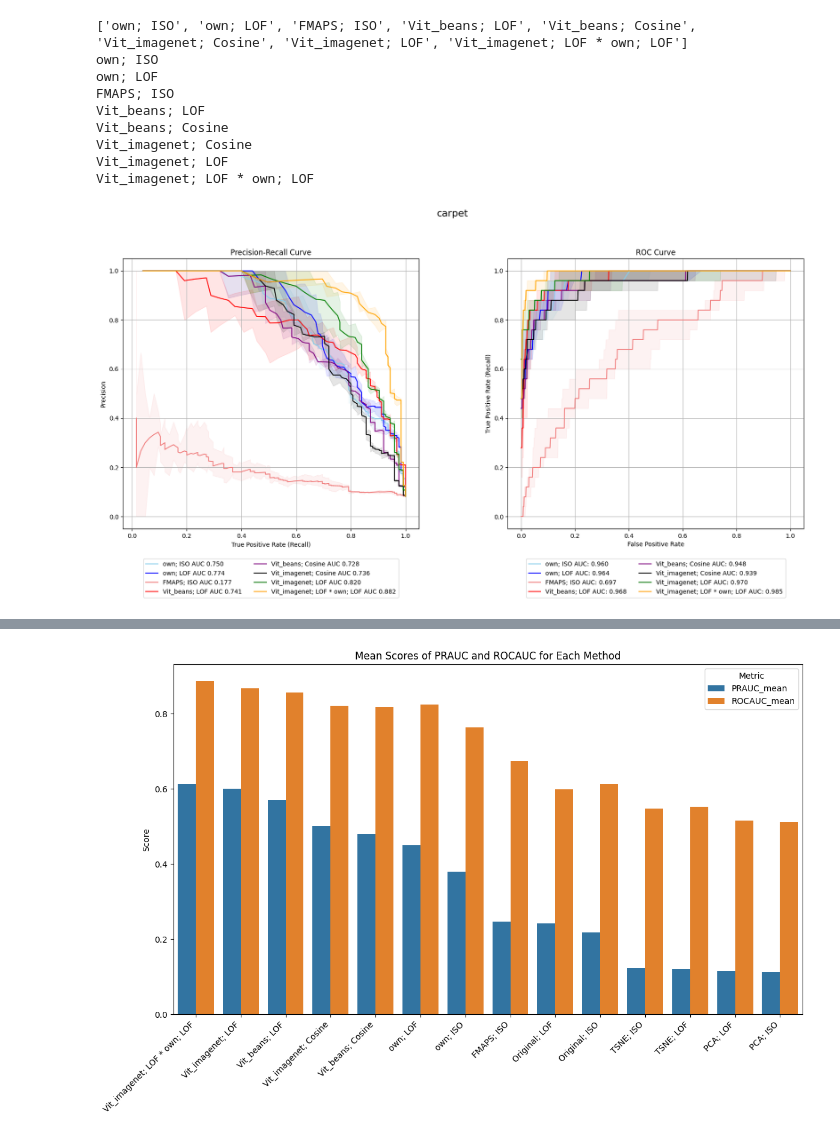
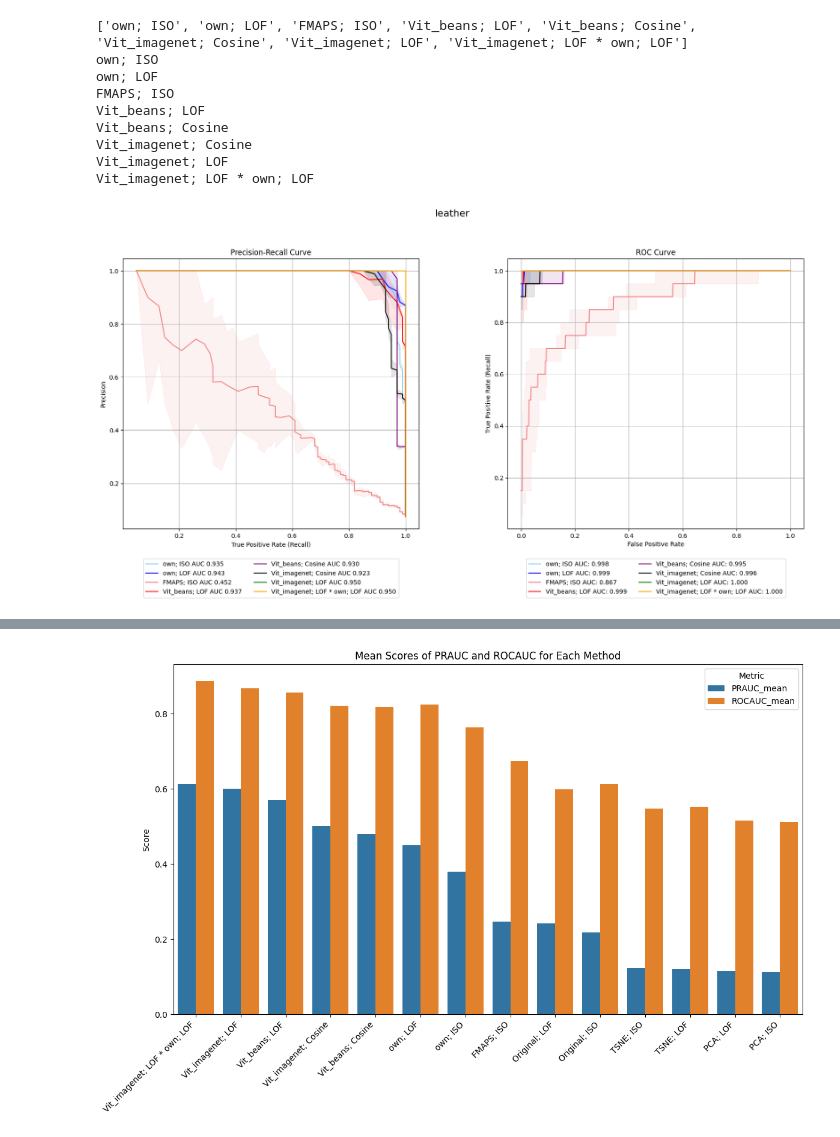
Before and after one commit to buehlpa/UTRAD, a Jupyter notebook: inspect_refinement_fwise.ipynb, the cells around one changed output, grey strips where cells are left out. Cells and saved outputs as stored; diff of their text form; code cells hidden in the pictures.

```diff
--- a/inspect_refinement_fwise.ipynb
+++ b/inspect_refinement_fwise.ipynb
@@ -497,7 +497,7 @@ def PR_ROC__stats(data_input: dict, category: str):
 
 import pickle
 
-category = 'carpet'
+category = 'leather'
 
 file_path = f'/home/bule/projects/UTRAD/results/refinement/Refinement_Comparison_{category}.pkl'
 
@@ -536,34 +536,34 @@ for i in range(len(input_['Vit_imagenet; LOF'])):
     combination_list.append(scores1*scores2)
 
 input_["Vit_imagenet; LOF * own; LOF"] = combination_list
 
 
 
 columns_to_remove = ['TSNE; ISO', 'TSNE; LOF', 'PCA; ISO', 'PCA; LOF', 'Original; ISO', 'Original; LOF']
 
 # for ke in input_.keys():
 #     print(ke, len(input_[ke]))
 #     for elemt in  input_[ke]:
 #         print(len(elemt))
 
 
 for key in columns_to_remove:
     input_.pop(key, None)
 
 input_.keys()
 
 PR_ROC_runs(data_input=input_, category=category)
 # %% [output]
 ['own; ISO', 'own; LOF', 'FMAPS; ISO', 'Vit_beans; LOF', 'Vit_beans; Cosine', 'Vit_imagenet; Cosine', 'Vit_imagenet; LOF', 'Vit_imagenet; LOF * own; LOF']
 own; ISO
 own; LOF
 FMAPS; ISO
 Vit_beans; LOF
 Vit_beans; Cosine
 Vit_imagenet; Cosine
 Vit_imagenet; LOF
 Vit_imagenet; LOF * own; LOF
-[figure, old version]
+[figure, new version]
 # %%
 
 import pandas as pd
```
Also changed, not shown: parts of 1 cell of this notebook.
